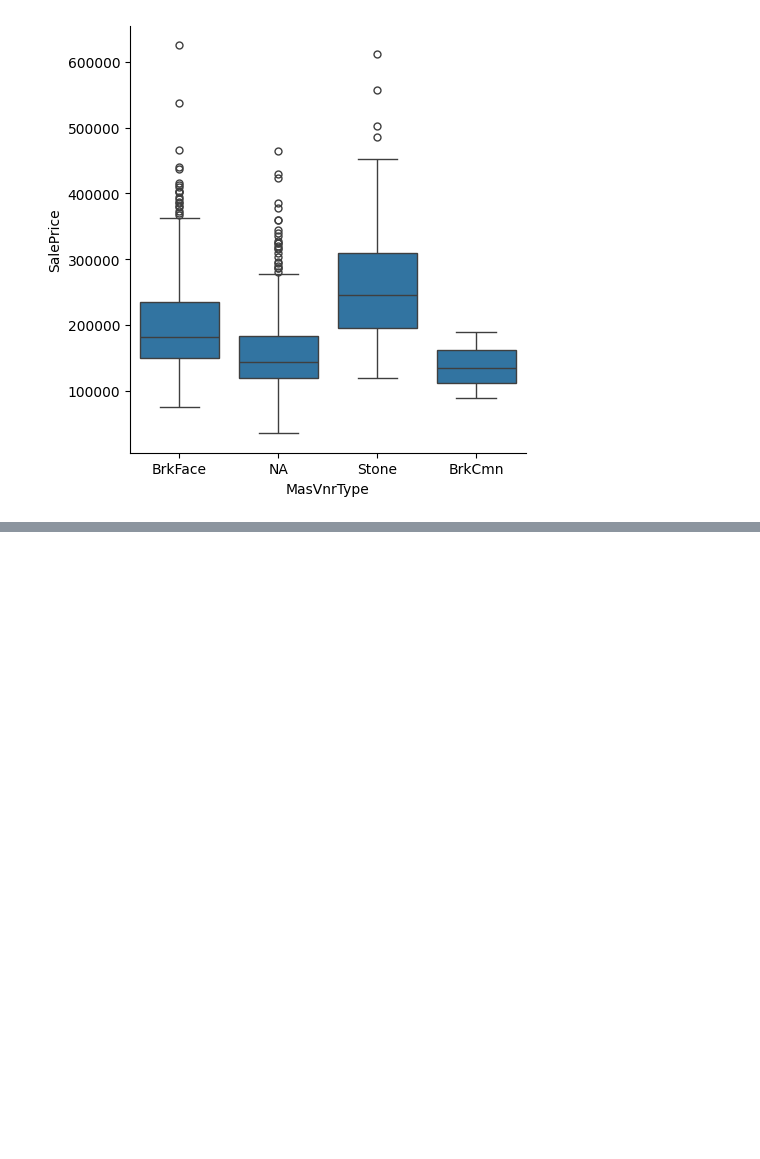
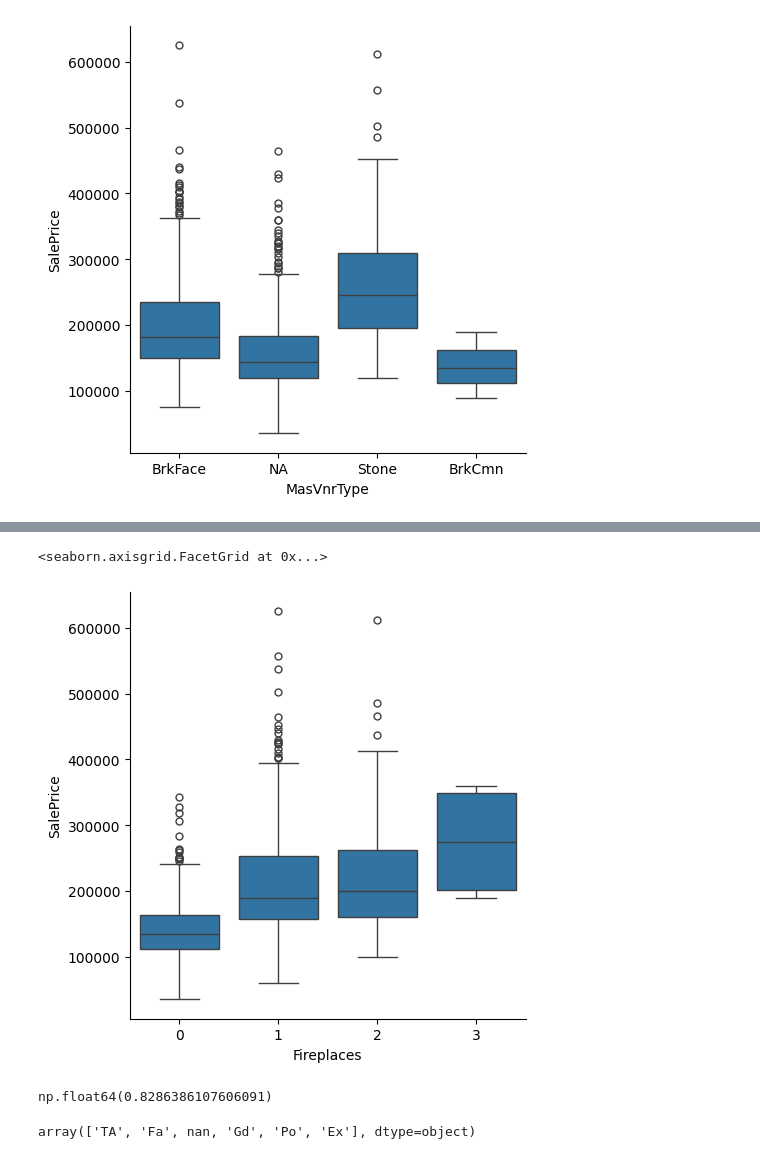
Before and after one commit to raviit244/Kaggle-HousingPrices, a Jupyter notebook: housing_pred.ipynb, the cells around one changed output, grey strips where cells are left out. Cells and saved outputs as stored; diff of their text form; code cells hidden in the pictures; blank space fills up the shorter version.

```diff
--- a/housing_pred.ipynb
+++ b/housing_pred.ipynb
@@ -586,0 +621,5 @@ test_df.loc[:, 'MasVnrArea'] = test_df['MasVnrArea'].fillna(0)
+# %%
+sns.catplot(data=train_df, x="Fireplaces", y="SalePrice", kind="box")
+# %% [output]
+<seaborn.axisgrid.FacetGrid at 0x...>
+[figure, added]
@@ -586,0 +629,8 @@ test_df.loc[:, 'MasVnrArea'] = test_df['MasVnrArea'].fillna(0)
+# %%
+train_df['GarageYrBlt'].corr(train_df['YearBuilt'])
+# %% [output]
+np.float64(0.8286386107606091)
+# %%
+train_df['GarageCond'].unique()
+# %% [output]
+array(['TA', 'Fa', nan, 'Gd', 'Po', 'Ex'], dtype=object)
```
Also changed, not shown: parts of 43 cells of this notebook.
